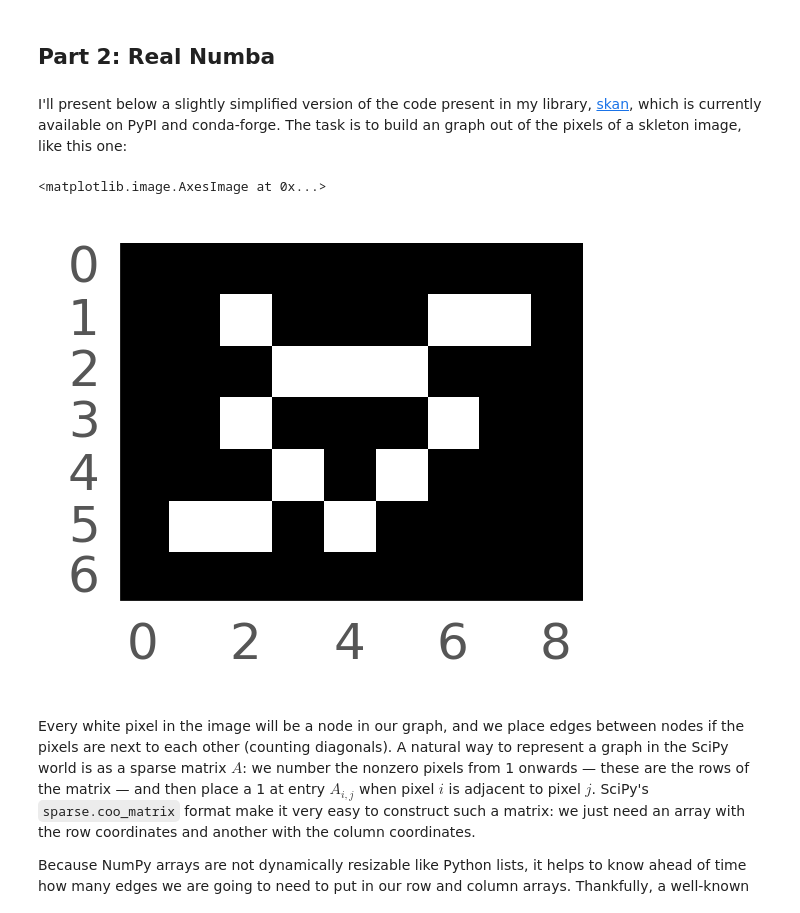
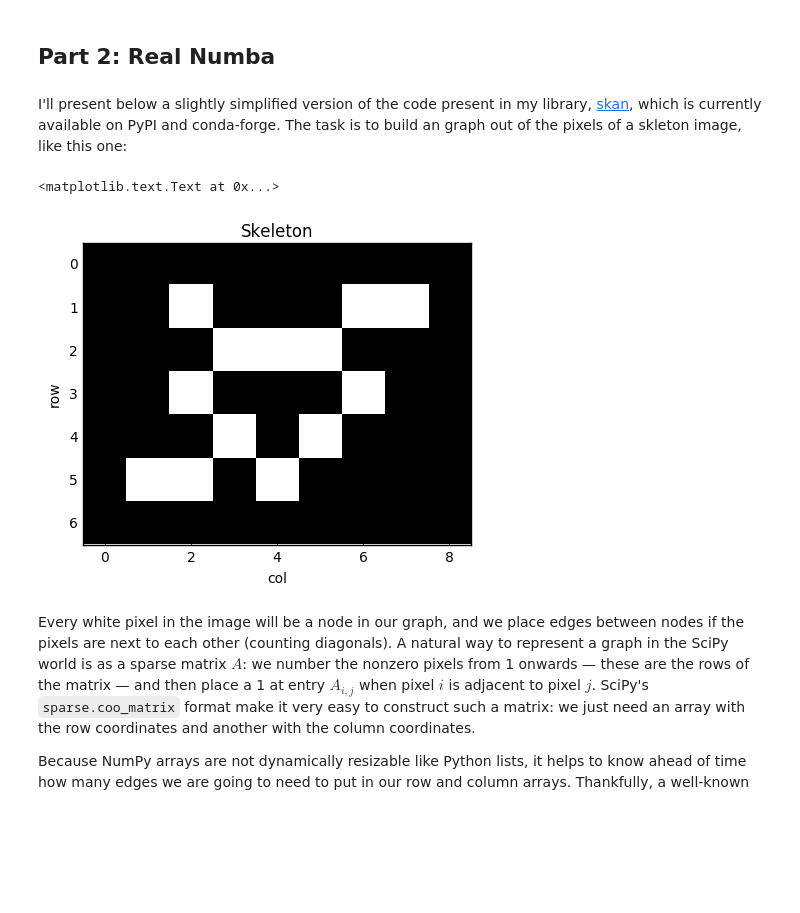
Before and after one commit to jni/blog-notebooks, a Jupyter notebook: wip/Numba in the real world.ipynb, the cells around one changed output. Saved outputs shown, nothing was run; the diff lists cells and outputs as text; code cells hidden in the pictures; blank space fills up the shorter version.

```diff
--- a/wip/Numba in the real world.ipynb
+++ b/wip/Numba in the real world.ipynb
@@ -77,12 +77,13 @@ In this context, I decided to use Numba to do something a little less trivial, a
 # %% [markdown]
 ## Part 2: Real Numba
 # %% [markdown]
-I'll present below a slightly simplified version of the code present in my library, [skan](), which is currently available on PyPI and conda-forge. The task is to build an graph out of the pixels of a skleton image, like this one:
+I'll present below a slightly simplified version of the code present in my library, [skan](https://pypi.python.org/pypi/skan), which is currently available on PyPI and conda-forge. The task is to build an graph out of the pixels of a skleton image, like this one:
 # %%
 %matplotlib inline
-# %%
-import matplotlib.pyplot as plt
-plt.style.use('/Users/jni/projects/elegant-scipy/style/elegant.mplstyle')
+# %%
+import matplotlib.pyplot as plt
+plt.rcParams['image.cmap'] = 'gray'
+plt.rcParams['image.interpolation'] = 'nearest'
 # %%
 skeleton = np.array([[0, 1, 0, 0, 0, 1, 1],
                      [0, 0, 1, 1, 1, 0, 0],
@@ -91,11 +92,14 @@ skeleton = np.array([[0, 1, 0, 0, 0, 1, 1],
                      [1, 1, 0, 1, 0, 0, 0]], dtype=bool)
 skeleton = np.pad(skeleton, pad_width=1, mode='constant')
 # %%
-fig, ax = plt.subplots(figsize=(2, 2))
+fig, ax = plt.subplots(figsize=(5, 5))
 ax.imshow(skeleton)
+ax.set_title('Skeleton')
+ax.set_xlabel('col')
+ax.set_ylabel('row')
 # %% [output]
-<matplotlib.image.AxesImage at 0x...>
+<matplotlib.text.Text at 0x...>
-[figure, old version]
+[figure, new version]
 # %% [markdown]
 Every white pixel in the image will be a node in our graph, and we place edges between nodes if the pixels are next to each other (counting diagonals). A natural way to represent a graph in the SciPy world is as a sparse matrix $A$: we number the nonzero pixels from 1 onwards — these are the rows of the matrix — and then place a 1 at entry $A_{i, j}$ when pixel $i$ is adjacent to pixel $j$. SciPy's `sparse.coo_matrix` format make it very easy to construct such a matrix: we just need an array with the row coordinates and another with the column coordinates.
 
```
Also changed, not shown: parts of 17 cells of this notebook.
